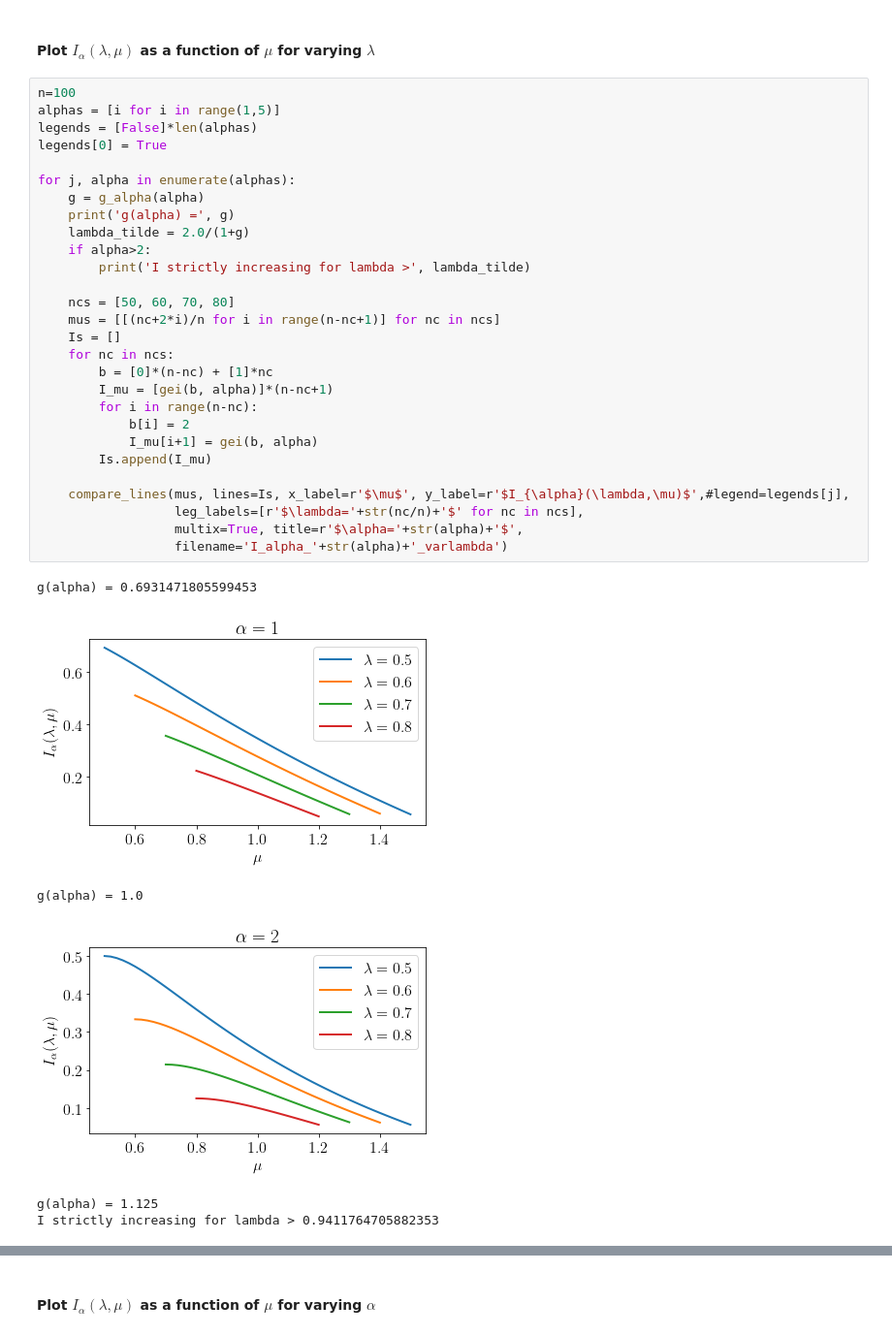
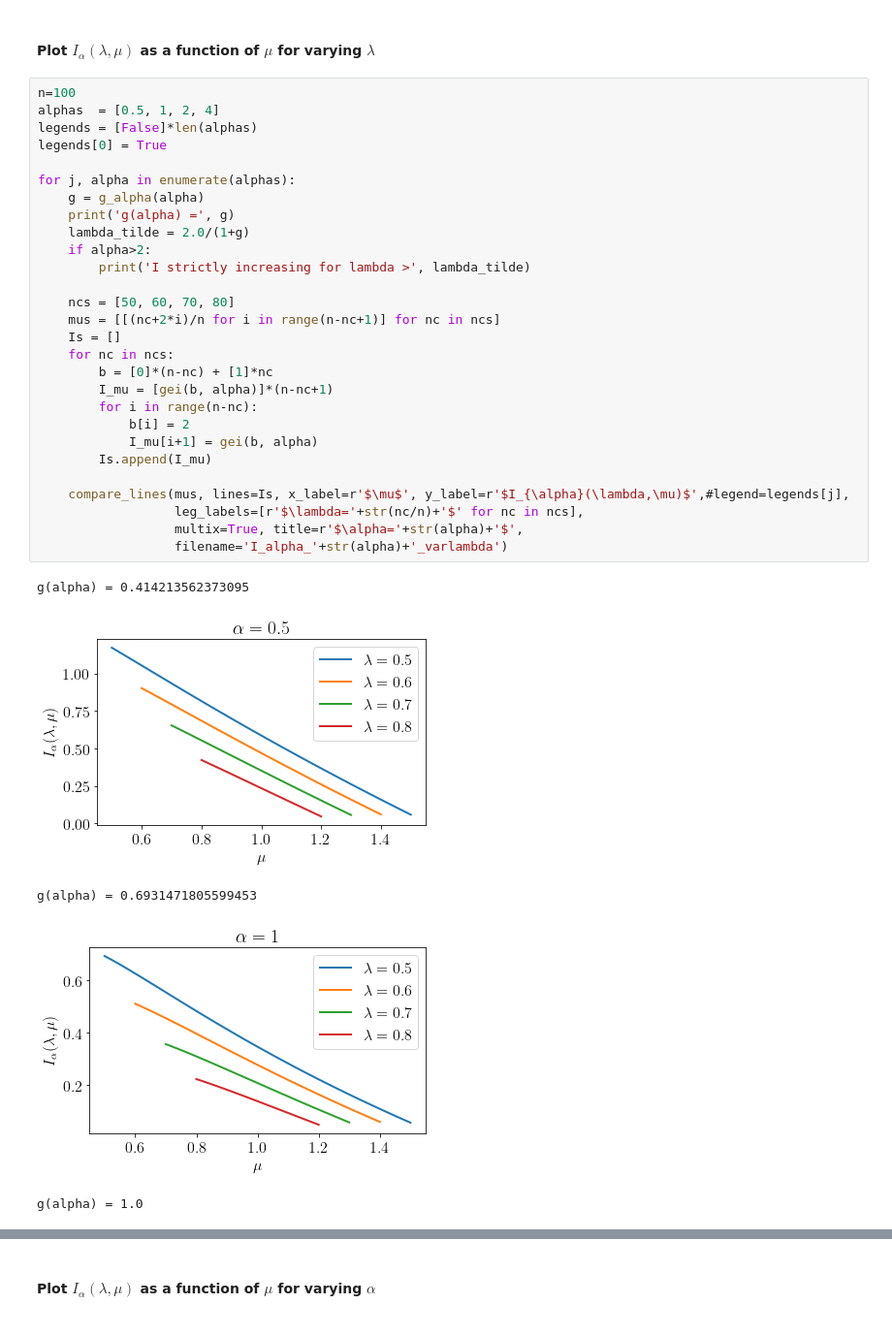
Before and after one commit to leenamurgai/leenamurgai.github.io, a Jupyter notebook: code/05_InequalityIndices.ipynb, the cells around one changed output, grey strips where cells are left out. Shown: that part at 97% size. Saved outputs shown, nothing was run; the diff lists cells and outputs as text.

```diff
--- a/code/05_InequalityIndices.ipynb
+++ b/code/05_InequalityIndices.ipynb
@@ -916,36 +916,35 @@ lambda tilde minimum = 0.9205855561713364
 #### Plot $I_{\alpha}(\lambda,\mu)$ as a function of $\mu$ for varying $\lambda$
 # %%
 n=100
-alphas = [i for i in range(1,5)]
+alphas  = [0.5, 1, 2, 4]
 legends = [False]*len(alphas)
 legends[0] = True
 
 for j, alpha in enumerate(alphas):
     g = g_alpha(alpha)
     print('g(alpha) =', g)
     lambda_tilde = 2.0/(1+g)
     if alpha>2:
         print('I strictly increasing for lambda >', lambda_tilde)
 
     ncs = [50, 60, 70, 80]
     mus = [[(nc+2*i)/n for i in range(n-nc+1)] for nc in ncs]
     Is = []
     for nc in ncs:
         b = [0]*(n-nc) + [1]*nc
         I_mu = [gei(b, alpha)]*(n-nc+1)
         for i in range(n-nc):
             b[i] = 2
             I_mu[i+1] = gei(b, alpha)
         Is.append(I_mu)
 
     compare_lines(mus, lines=Is, x_label=r'$\mu$', y_label=r'$I_{\alpha}(\lambda,\mu)$',#legend=legends[j],
                   leg_labels=[r'$\lambda='+str(nc/n)+'$' for nc in ncs],
                   multix=True, title=r'$\alpha='+str(alpha)+'$',
                   filename='I_alpha_'+str(alpha)+'_varlambda')
 # %% [output]
-g(alpha) = 0.6931471805599453
+g(alpha) = 0.414213562373095
-[figure, old version]
+[figure, new version]
-g(alpha) = 1.0
+g(alpha) = 0.6931471805599453
-[figure, old version]
+[figure, new version]
-g(alpha) = 1.125
-I strictly increasing for lambda > 0.9411764705882353
+g(alpha) = 1.0
```
Also changed, not shown: parts of 5 cells of this notebook, 4 other files.
